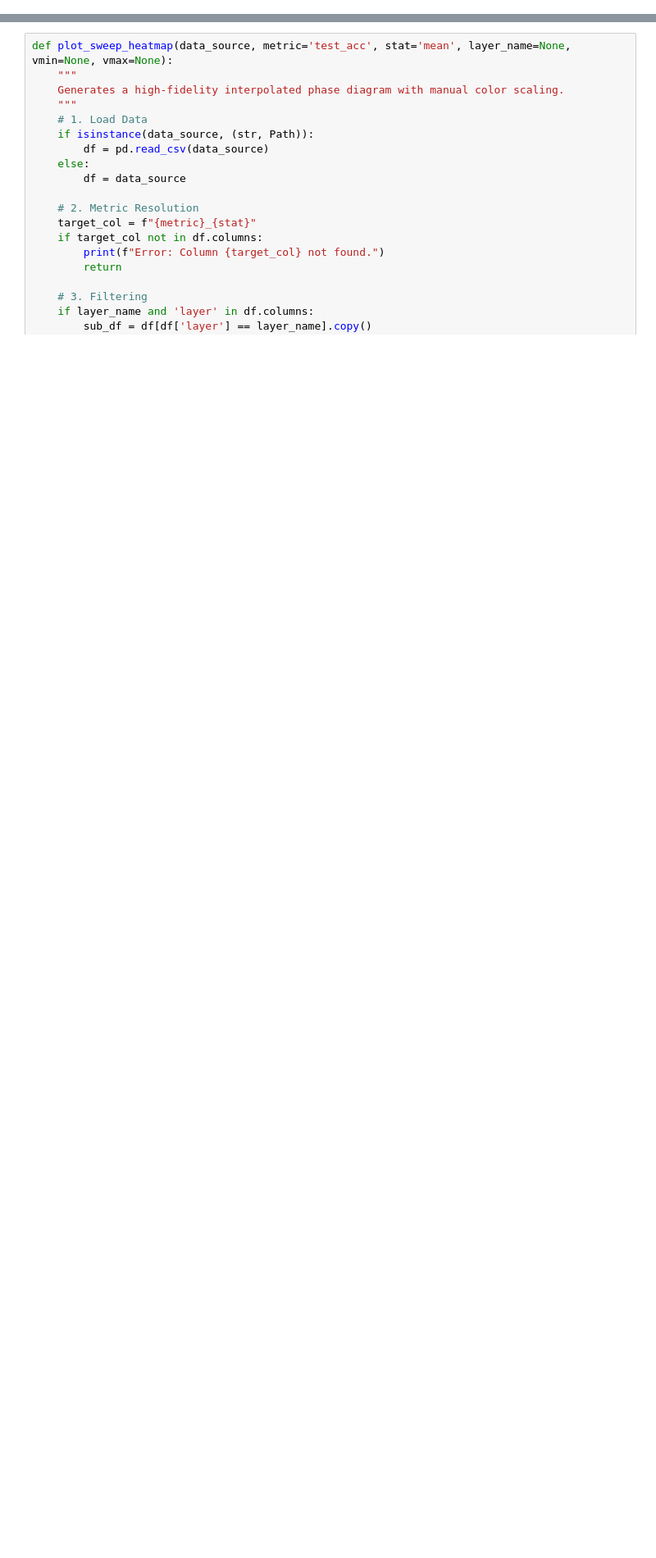
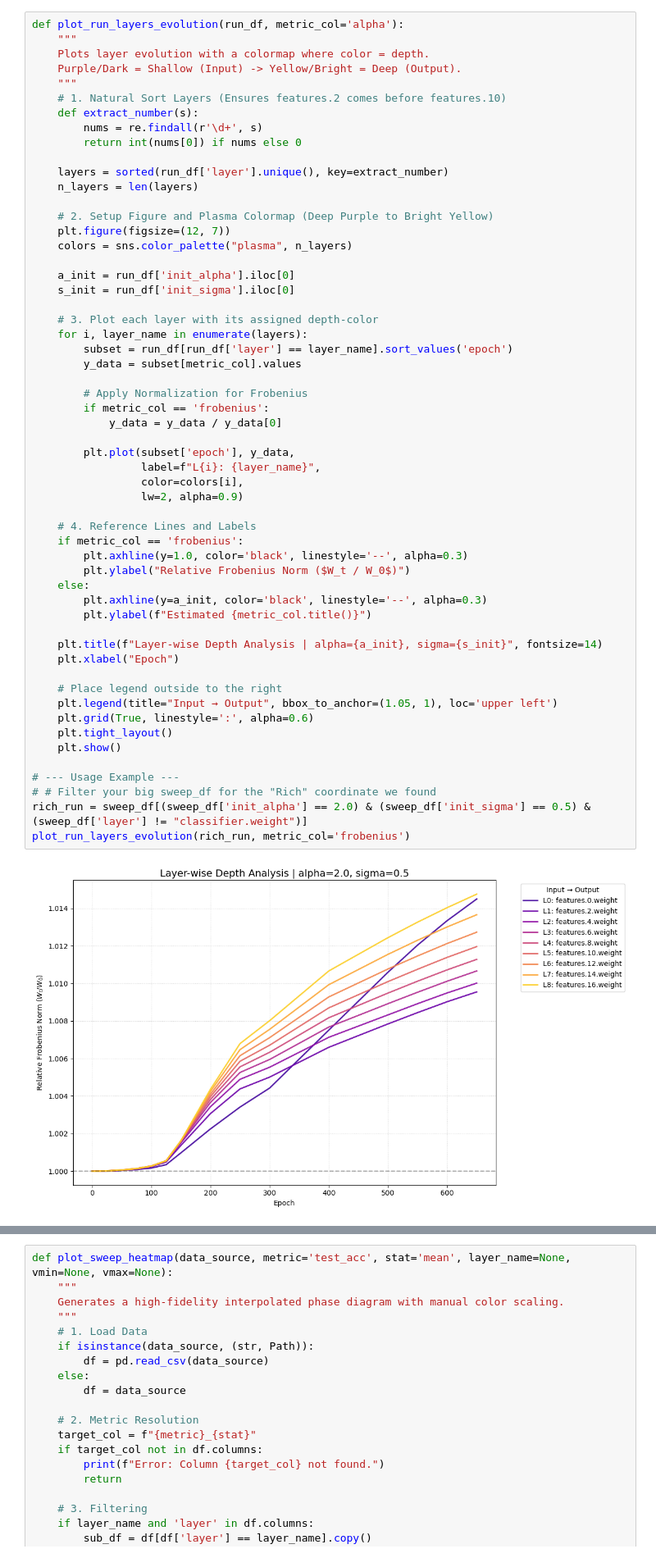
Before and after one commit to YiHaoFromEarth/ht-initialisation-dynamics, a Jupyter notebook: plots.ipynb, the cells around one changed output, grey strips where cells are left out. Shown at 82% size. Saved outputs shown, nothing was run; the diff lists cells and outputs as text; blank space fills up the shorter version.

```diff
--- a/plots.ipynb
+++ b/plots.ipynb
@@ -41,3 +182,61 @@ RUN_PATH = Path("cifar10_rich_learning/alpha_1.2_g_1.0/GeneralMLP_LR0.001_BS32_2
+# %%
+def plot_run_layers_evolution(run_df, metric_col='alpha'):
+    """
+    Plots layer evolution with a colormap where color = depth.
+    Purple/Dark = Shallow (Input) -> Yellow/Bright = Deep (Output).
+    """
+    # 1. Natural Sort Layers (Ensures features.2 comes before features.10)
+    def extract_number(s):
+        nums = re.findall(r'\d+', s)
+        return int(nums[0]) if nums else 0
+
+    layers = sorted(run_df['layer'].unique(), key=extract_number)
+    n_layers = len(layers)
+
+    # 2. Setup Figure and Plasma Colormap (Deep Purple to Bright Yellow)
+    plt.figure(figsize=(12, 7))
+    colors = sns.color_palette("plasma", n_layers)
+
+    a_init = run_df['init_alpha'].iloc[0]
+    s_init = run_df['init_sigma'].iloc[0]
+
+    # 3. Plot each layer with its assigned depth-color
+    for i, layer_name in enumerate(layers):
+        subset = run_df[run_df['layer'] == layer_name].sort_values('epoch')
+        y_data = subset[metric_col].values
+
+        # Apply Normalization for Frobenius
+        if metric_col == 'frobenius':
+            y_data = y_data / y_data[0]
+
+        plt.plot(subset['epoch'], y_data,
+                 label=f"L{i}: {layer_name}",
+                 color=colors[i],
+                 lw=2, alpha=0.9)
+
+    # 4. Reference Lines and Labels
+    if metric_col == 'frobenius':
+        plt.axhline(y=1.0, color='black', linestyle='--', alpha=0.3)
+        plt.ylabel("Relative Frobenius Norm ($W_t / W_0$)")
+    else:
+        plt.axhline(y=a_init, color='black', linestyle='--', alpha=0.3)
+        plt.ylabel(f"Estimated {metric_col.title()}")
+
+    plt.title(f"Layer-wise Depth Analysis | alpha={a_init}, sigma={s_init}", fontsize=14)
+    plt.xlabel("Epoch")
+
+    # Place legend outside to the right
+    plt.legend(title="Input → Output", bbox_to_anchor=(1.05, 1), loc='upper left')
+    plt.grid(True, linestyle=':', alpha=0.6)
+    plt.tight_layout()
+    plt.show()
+
+# --- Usage Example ---
+# # Filter your big sweep_df for the "Rich" coordinate we found
+rich_run = sweep_df[(sweep_df['init_alpha'] == 2.0) & (sweep_df['init_sigma'] == 0.5) & (sweep_df['layer'] != "classifier.weight")]
+plot_run_layers_evolution(rich_run, metric_col='frobenius')
+# %% [output]
+[figure, added]
 # %%
 # 1. Initialization and Data Extraction
 
```
Also changed, not shown: parts of 10 cells of this notebook, 10 other files.
